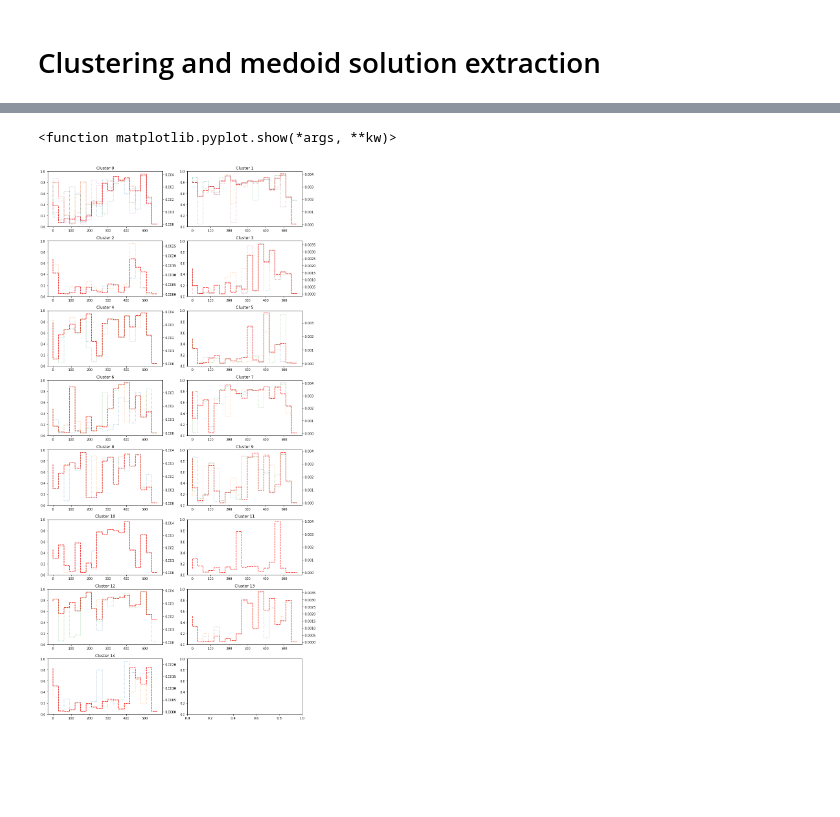
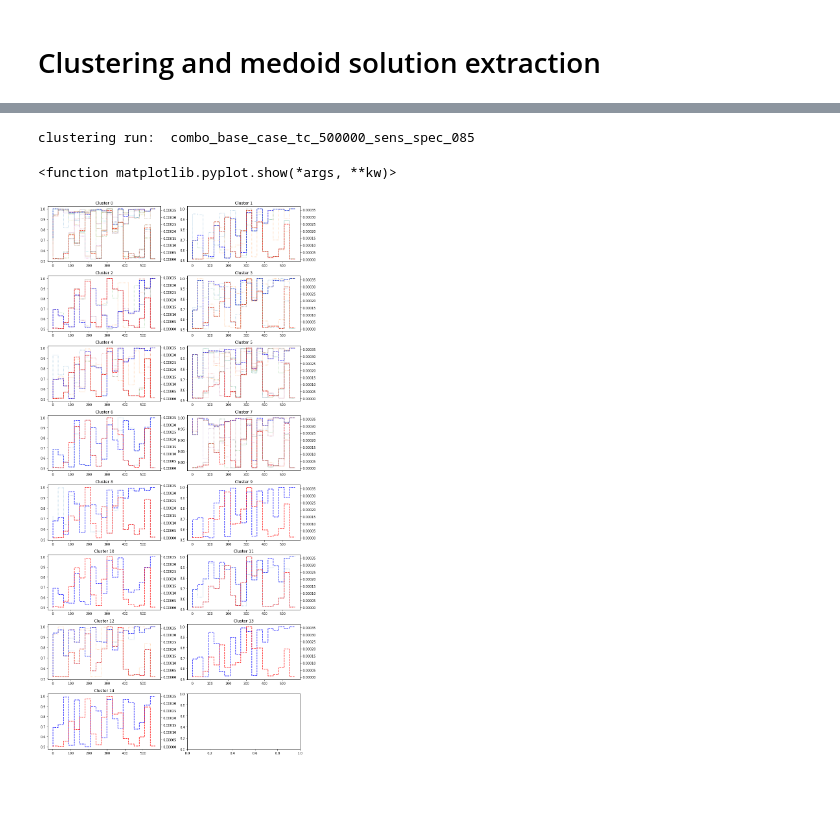
Before and after one commit to lauri-neuvonen/BHM_Covid_Testing, a Jupyter notebook: Clustering_and_medoids.ipynb, the cells around one changed output, grey strips where cells are left out. Saved outputs shown, nothing was run; the diff lists cells and outputs as text; code cells hidden in the pictures.

```diff
--- a/Clustering_and_medoids.ipynb
+++ b/Clustering_and_medoids.ipynb
@@ -52,7 +52,14 @@ runs_to_cluster =['combo_base_case_tc_1000000',
                     'romer_tc_5000000_sens_spec_085',
                     'romer_tc_25000000_sens_spec_085',
                     'romer_tc_50000000_sens_spec_085',
-                    'romer_tc_100000000_sens_spec_085']
+                    'romer_tc_100000000_sens_spec_085',
+                  'combo_base_case_sens_spec_085',
+                 'combo_base_case_tc_1000000_sens_spec_085',
+                    'combo_base_case_tc_2500000_sens_spec_085',
+                    'combo_base_case_tc_5000000_sens_spec_085',
+                    'combo_base_case_tc_25000000_sens_spec_085',
+                    'combo_base_case_tc_50000000_sens_spec_085',
+                    'combo_base_case_tc_100000000_sens_spec_085',]
 
 n_clusters = 15
 all_runs = get_runs_definitions()
@@ -91,8 +98,32 @@ clustering run:  combo_base_case_tc_2500000
 1
 2
 No improvement found
+# %%
+runs_to_cluster =['combo_base_case_tc_500000_sens_spec_085',]
+
+n_clusters = 15
+all_runs = get_runs_definitions()
+full_results = {}
+
+run_clusters = {}
+run_medoids = {}
+run_medoid_results = {}
+for run in runs_to_cluster:
+    print("clustering run: ", run)
+    full_results[run] = pd.read_csv('active_results/' + run + '_full_results.csv', delimiter=',')
+    run_policies_df = full_results[run].drop(columns=['Deaths', 'Economic impact', 'cluster'], errors='ignore')
+    cluster_results = cluster_run(run, run_policies_df, n_clusters, scale_types=True)
+    run_clusters[run] = cluster_results[0]
+    run_medoids[run] = cluster_results[1]
+    loc = len(full_results[run].columns)
+    full_results[run].insert(loc, 'cluster', run_clusters[run])
+    full_results[run].to_csv('active_results/' + run + '_full_results_clustered' + '.csv')
+    run_medoid_res = extract_selected([run], full_results[run], run_medoids, save_csv=True, csv_identifier='medoid') # saves medoid solutions to run specific csv's
+    run_medoid_results[run] = run_medoid_res
+# %% [output]
+clustering run:  combo_base_case_tc_500000_sens_spec_085
 # %%
-run = 'romer_tc_5000000_sens_spec_085'
+run = 'combo_base_case_tc_500000_sens_spec_085'
 #run = 'base_case_lockdown_opt'
 #run = 'base_case_lockdown_opt_with_limited_general_testing'
 k = n_clusters
@@ -105,34 +136,34 @@ for i in range(0,k):
     cluster_policies.columns = [eval(c) for c in cluster_policies.columns]
     policy_types = np.unique([c[0] for c in cluster_policies.columns])
 
     for type in policy_types:
 
         col_list = [c for c in cluster_policies.columns if c[0]==type]
         t = [col[1] for col in col_list]
         if type=='ld':
             color='blue'
         else:
             color='red'
             secax = axes[floor(i/2), i%2].twinx()
 
         for pol_i, pol in enumerate(cluster_policies.index):
             if type=='ld':
                 if pol in run_medoids[run]:
                     axes[floor(i/2), i%2].step(t, cluster_policies.loc[pol,col_list], '--', c=color)
                 else:
                     axes[floor(i/2), i%2].step(t, cluster_policies.loc[pol,col_list], ':', alpha=0.5)
                 #axes[floor(i/2), i%2].legend(fontsize='x-small')
             elif type=='test':
 
                 if pol in run_medoids[run]:
                     secax.step(t, cluster_policies.loc[pol,col_list], '--', c=color)
                 else:
                     secax.step(t, cluster_policies.loc[pol,col_list], ':', alpha=0.5)
 plt.tight_layout()
 plt.show
 # %% [output]
 <function matplotlib.pyplot.show(*args, **kw)>
-[figure, old version]
+[figure, new version]
 # %% [markdown]
 ###
 # %%
```
Also changed, not shown: 5 other files.
